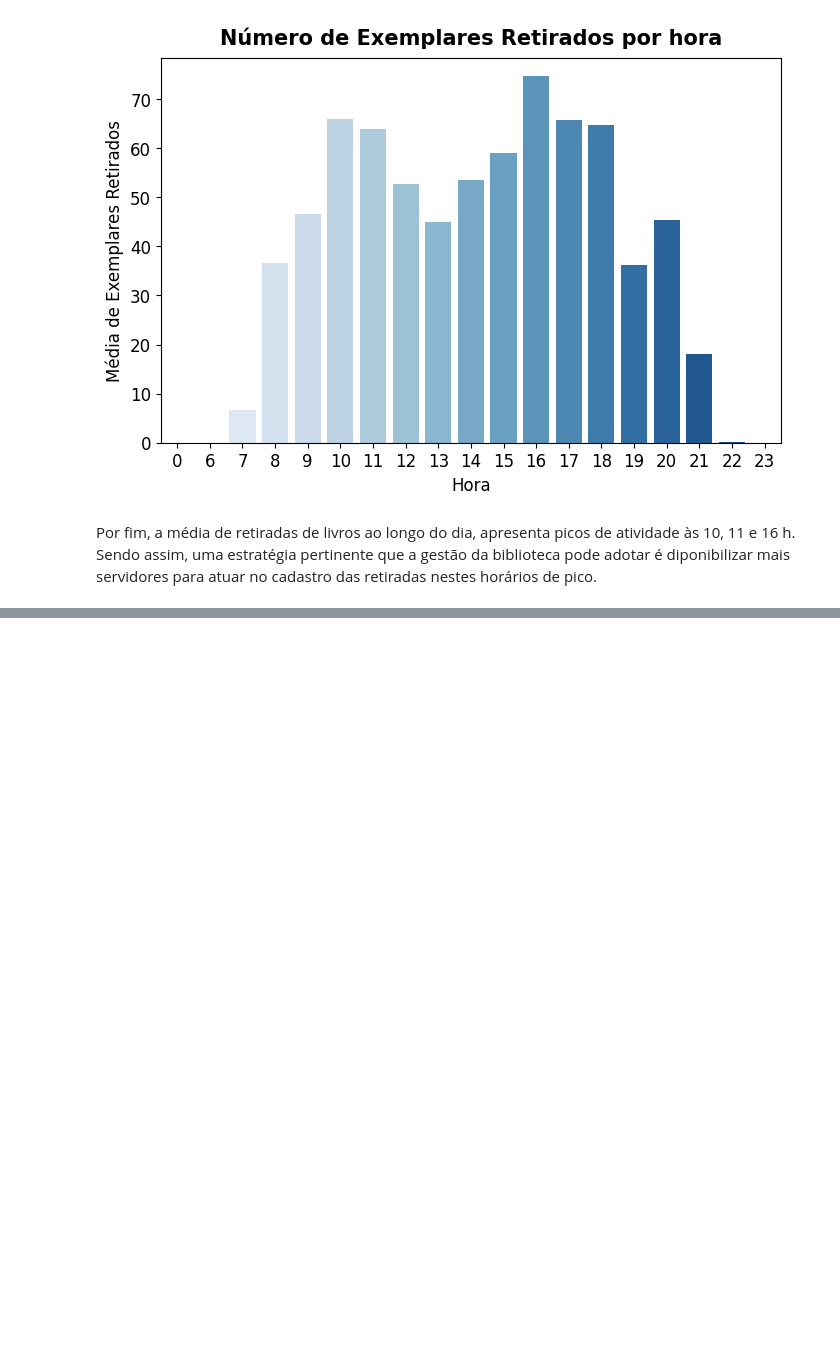
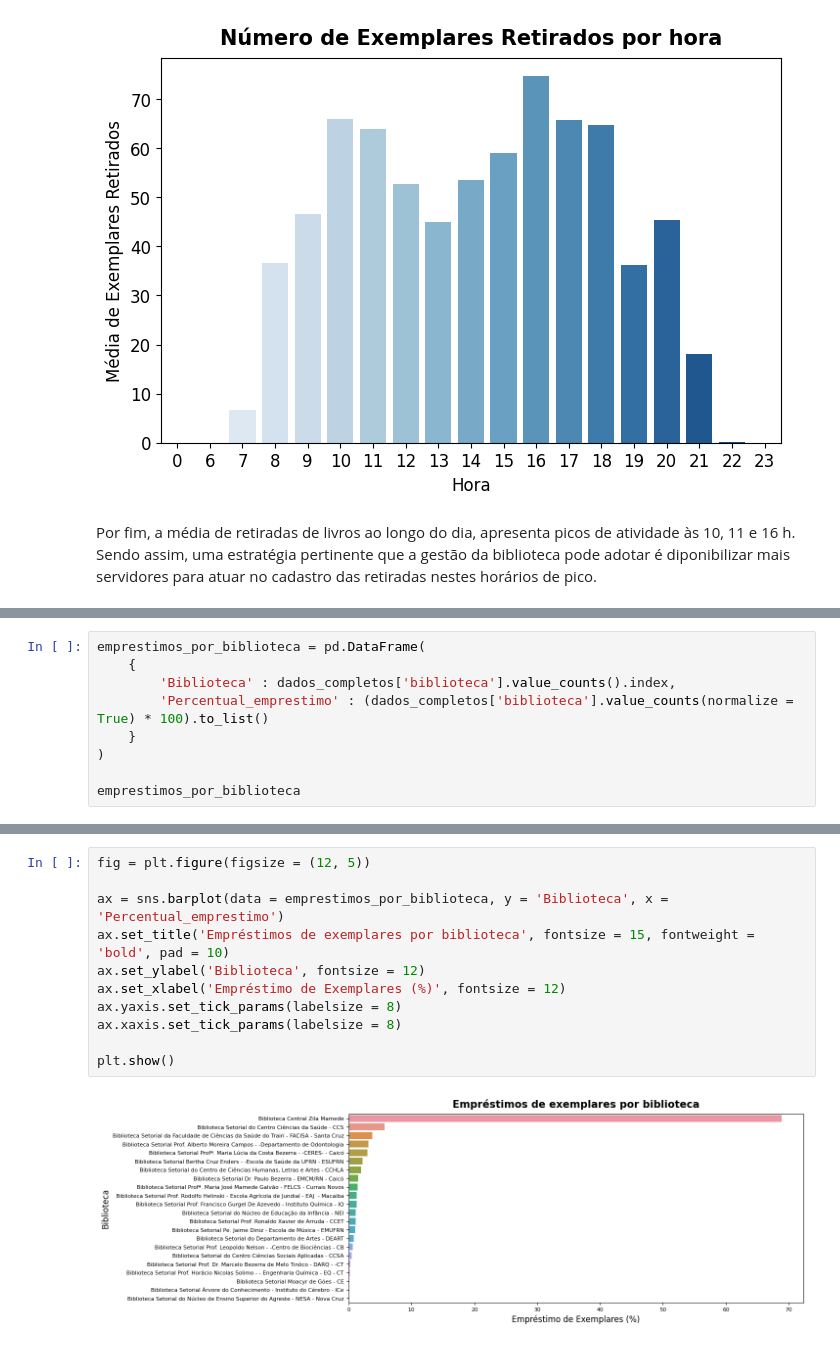
Before and after one commit to higorcenturion/Analise-do-comportamento-de-retiradas-de-livros-dos-acervos-das-bibliotecas-da-UFRN, a Jupyter notebook: 7_days_of_code.ipynb, the cells around one changed output, grey strips where cells are left out. Cells and saved outputs as stored; diff of their text form; blank space fills up the shorter version.

```diff
--- a/7_days_of_code.ipynb
+++ b/7_days_of_code.ipynb
@@ -423,0 +548,9 @@ Por fim, a média de retiradas de livros ao longo do dia, apresenta picos de ati
+# %%
+emprestimos_por_biblioteca = pd.DataFrame(
+    {
+        'Biblioteca' : dados_completos['biblioteca'].value_counts().index,
+        'Percentual_emprestimo' : (dados_completos['biblioteca'].value_counts(normalize = True) * 100).to_list()
+    }
+)
+
+emprestimos_por_biblioteca
@@ -423,0 +575,13 @@ Por fim, a média de retiradas de livros ao longo do dia, apresenta picos de ati
+# %%
+fig = plt.figure(figsize = (12, 5))
+
+ax = sns.barplot(data = emprestimos_por_biblioteca, y = 'Biblioteca', x = 'Percentual_emprestimo')
+ax.set_title('Empréstimos de exemplares por biblioteca', fontsize = 15, fontweight = 'bold', pad = 10)
+ax.set_ylabel('Biblioteca', fontsize = 12)
+ax.set_xlabel('Empréstimo de Exemplares (%)', fontsize = 12)
+ax.yaxis.set_tick_params(labelsize = 8)
+ax.xaxis.set_tick_params(labelsize = 8)
+
+plt.show()
+# %% [output]
+[figure, added]
```
Also changed, not shown: parts of 18 cells of this notebook.
